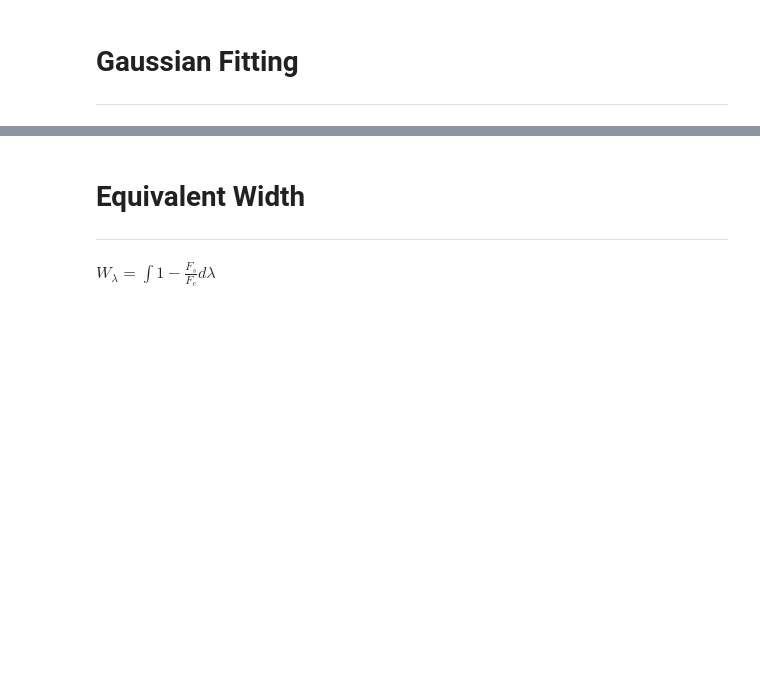
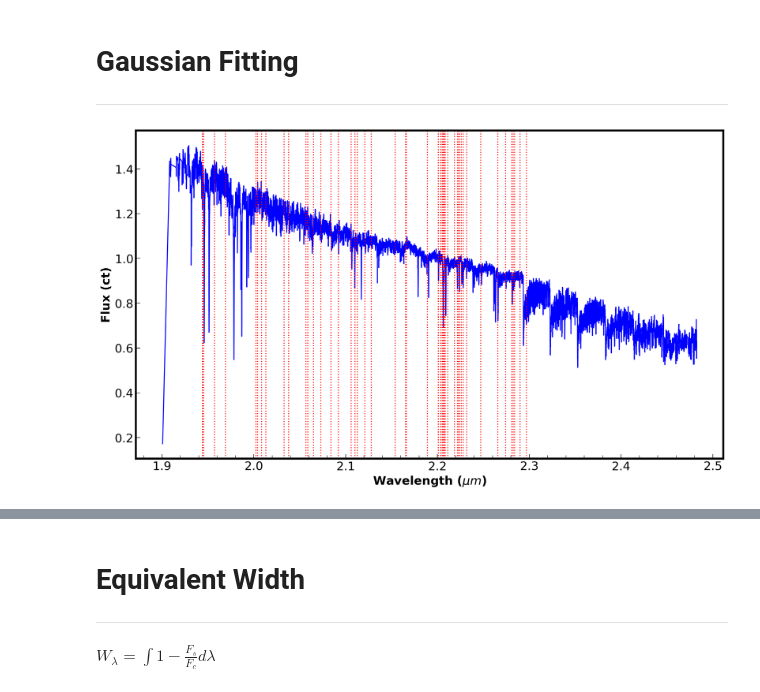
Before and after one commit to SavOliveira/IGRINS-Spectra, a Jupyter notebook: Standards_EW_V2.ipynb, the cells around one changed output, grey strips where cells are left out. Drawn from its saved outputs; the diff is of its cells as text; code cells hidden in the pictures; blank space fills up the shorter version.

```diff
--- a/Standards_EW_V2.ipynb
+++ b/Standards_EW_V2.ipynb
@@ -376,0 +245,21 @@ meancont_norm = flux/mean_cont # mean continuum normalized flux
+# %%
+plt.figure(figsize=(16,9))
+
+# plt.plot(wavelen[wavelen > 2.0],norm_flux[wavelen > 2.0],'-',color='black')
+plt.plot(wavelen[wavelen > wavelen.min()],norm_flux[wavelen < wavelen.max()],'-',color='blue')
+# plt.plot(wavelen[wavelen > wavelen.min()],cont_norm[wavelen < wavelen.max()],'-',color='red')
+
+for i in range(len(lines_wav)):
+    plt.axvline(lines_wav[i],ls=':',c='red')
+    plt.axvline(ysolines_wav[i],ls=':',c='red')
+    # plt.xlim(lines_wav[i]-10*spec_res,lines_wav[i+1]+10*spec_res)
+
+# plt.xlim(1.9,2.0)
+# plt.ylim(0,1.55)
+
+plt.xlabel('Wavelength ({})'.format('$\mu m$'))
+plt.ylabel('Flux ({})'.format("ct"))
+
+plt.show()
+# %% [output]
+[figure, added]
```
Also changed, not shown: parts of 17 cells of this notebook, 2 other files.
